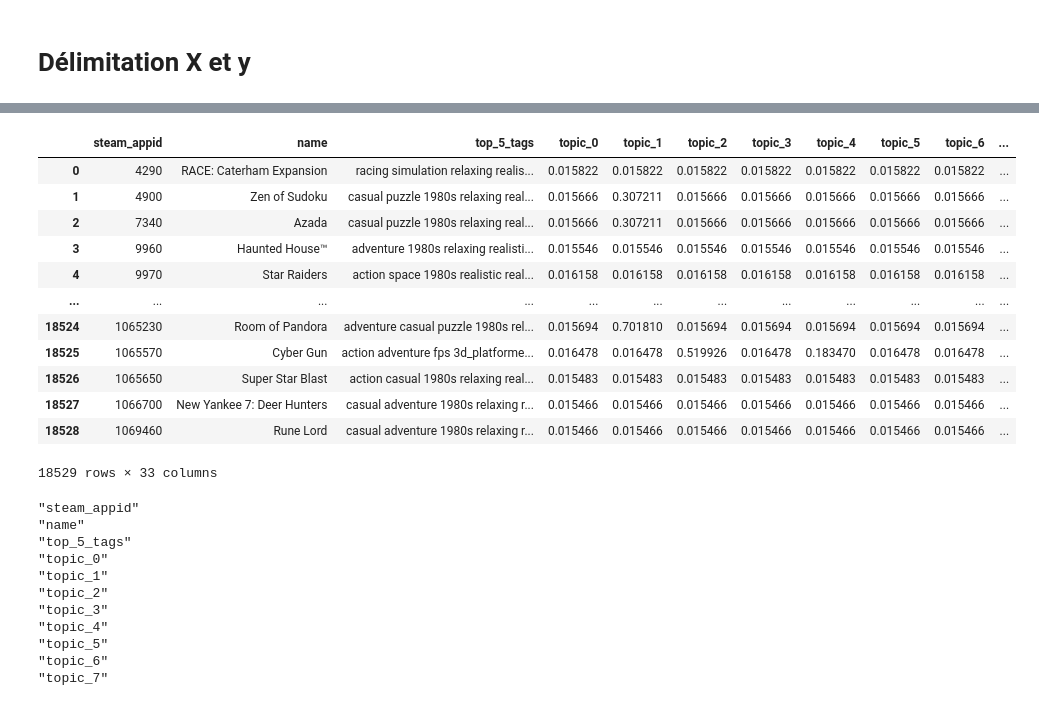
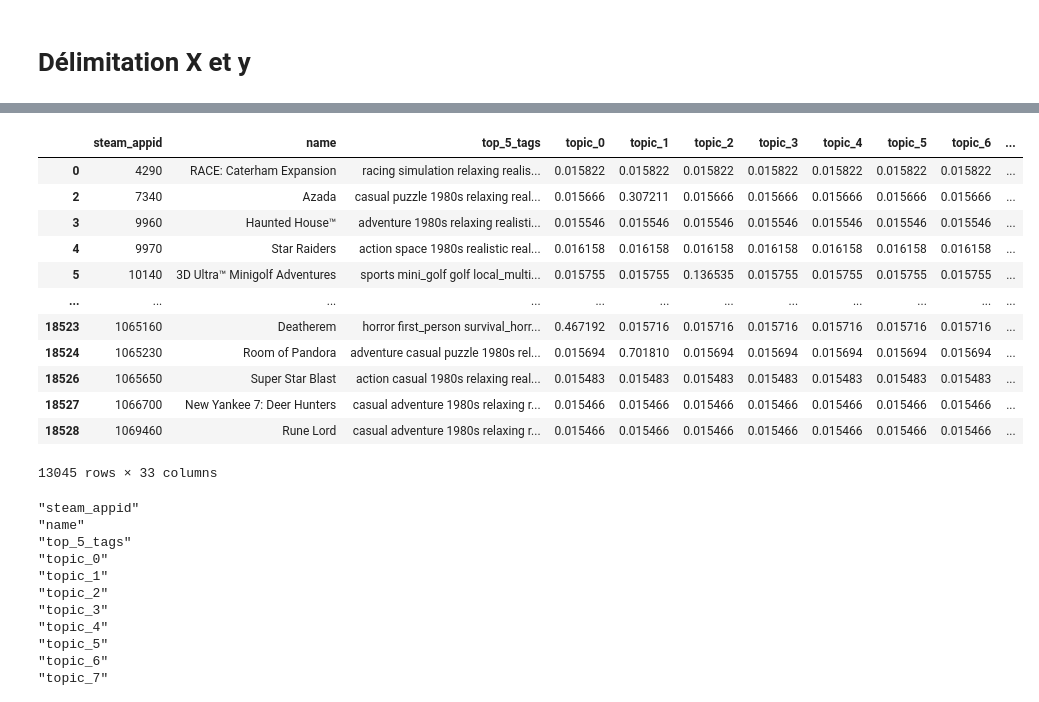
Before and after one commit to Rvanelven/steamator, a Jupyter notebook: notebooks/etienne_#?_test_model_indé_small.ipynb, the cells around one changed output, grey strips where cells are left out. Cells and saved outputs as stored; diff of their text form; code cells hidden in the pictures.

```diff
--- a/notebooks/etienne.test.model.ipynb
+++ b/notebooks/etienne_#?_test_model_indé_small.ipynb
@@ -26,21 +31,23 @@ from tpot.builtins import CombineDFs, StackingEstimator
 # %%
 data = pd.read_csv("../raw_data/data_final_indé_small.csv")
+# %%
+data_price = data[data['price'] > 2 ]
 # %%
-data
+data_price
 # %% [output]
 |  | steam_appid | name | top_5_tags | topic_0 | topic_1 | topic_2 | topic_3 | topic_4 | topic_5 | topic_6 | ... |
 | 0 | 4290 | RACE: Caterham Expansion | racing simulation relaxing realis... | 0.015822 | 0.015822 | 0.015822 | 0.015822 | 0.015822 | 0.015822 | 0.015822 | ... |
-| 1 | 4900 | Zen of Sudoku | casual puzzle 1980s relaxing real... | 0.015666 | 0.307211 | 0.015666 | 0.015666 | 0.015666 | 0.015666 | 0.015666 | ... |
 | 2 | 7340 | Azada | casual puzzle 1980s relaxing real... | 0.015666 | 0.307211 | 0.015666 | 0.015666 | 0.015666 | 0.015666 | 0.015666 | ... |
 | 3 | 9960 | Haunted House™ | adventure 1980s relaxing realisti... | 0.015546 | 0.015546 | 0.015546 | 0.015546 | 0.015546 | 0.015546 | 0.015546 | ... |
 | 4 | 9970 | Star Raiders | action space 1980s realistic real... | 0.016158 | 0.016158 | 0.016158 | 0.016158 | 0.016158 | 0.016158 | 0.016158 | ... |
+| 5 | 10140 | 3D Ultra™ Minigolf Adventures | sports mini_golf golf local_multi... | 0.015755 | 0.015755 | 0.136535 | 0.015755 | 0.015755 | 0.015755 | 0.015755 | ... |
 | ... | ... | ... | ... | ... | ... | ... | ... | ... | ... | ... | ... |
+| 18523 | 1065160 | Deatherem | horror first_person survival_horr... | 0.467192 | 0.015716 | 0.015716 | 0.015716 | 0.015716 | 0.015716 | 0.015716 | ... |
 | 18524 | 1065230 | Room of Pandora | adventure casual puzzle 1980s rel... | 0.015694 | 0.701810 | 0.015694 | 0.015694 | 0.015694 | 0.015694 | 0.015694 | ... |
-| 18525 | 1065570 | Cyber Gun | action adventure fps 3d_platforme... | 0.016478 | 0.016478 | 0.519926 | 0.016478 | 0.183470 | 0.016478 | 0.016478 | ... |
 | 18526 | 1065650 | Super Star Blast | action casual 1980s relaxing real... | 0.015483 | 0.015483 | 0.015483 | 0.015483 | 0.015483 | 0.015483 | 0.015483 | ... |
 | 18527 | 1066700 | New Yankee 7: Deer Hunters | casual adventure 1980s relaxing r... | 0.015466 | 0.015466 | 0.015466 | 0.015466 | 0.015466 | 0.015466 | 0.015466 | ... |
 | 18528 | 1069460 | Rune Lord | casual adventure 1980s relaxing r... | 0.015466 | 0.015466 | 0.015466 | 0.015466 | 0.015466 | 0.015466 | 0.015466 | ... |
-18529 rows × 33 columns
+13045 rows × 33 columns
 # %%
 obj = data.isnull().sum()
 for key,value in obj.iteritems():
```
Also changed, not shown: parts of 12 cells of this notebook, 7 other files.
